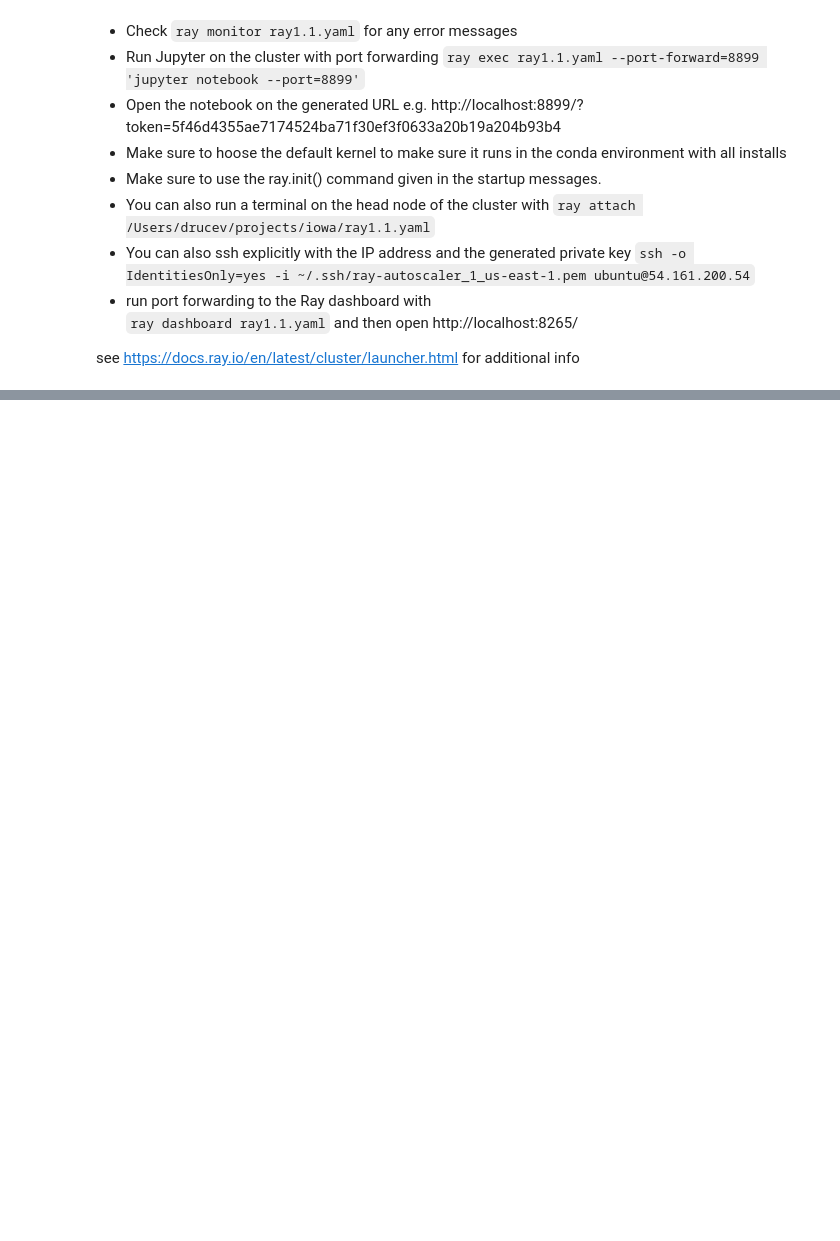
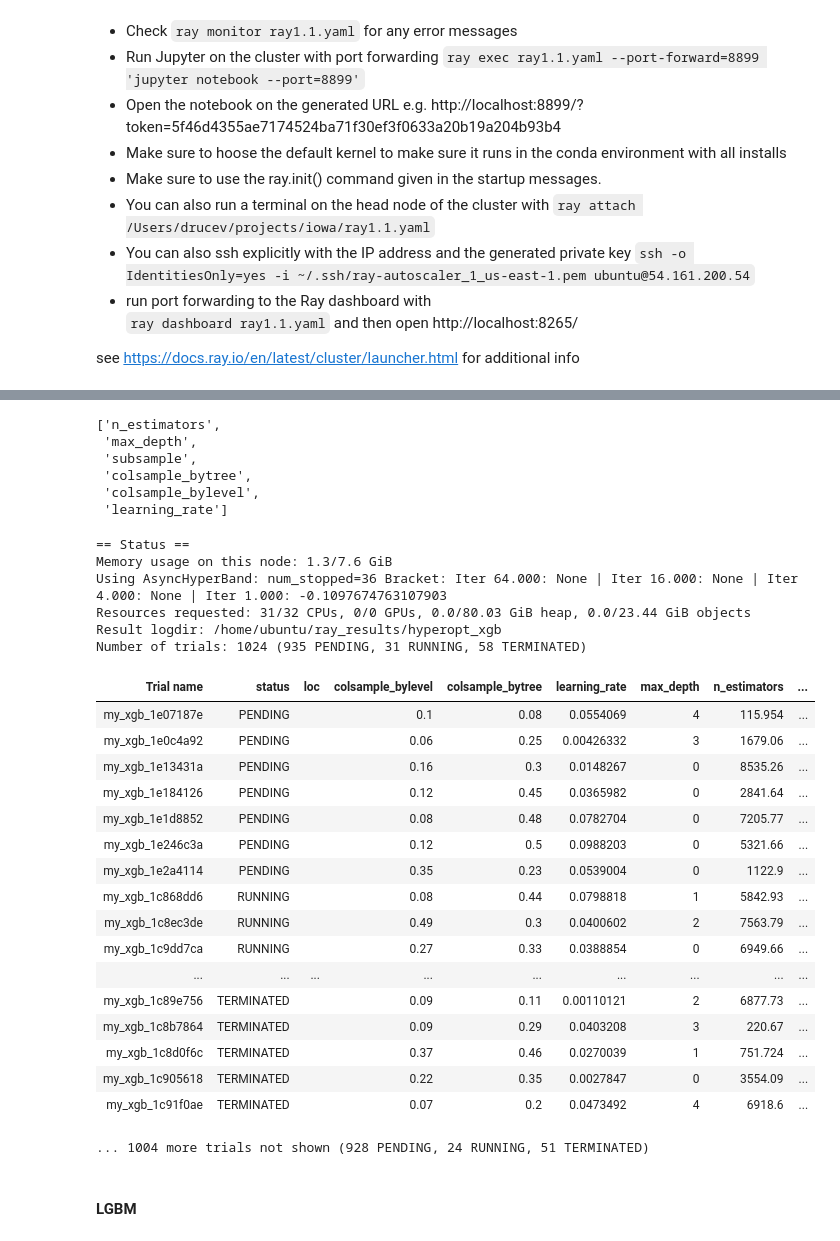
Before and after one commit to druce/iowa, a Jupyter notebook: hyperparameter_optimization_cluster.ipynb, the cells around one changed output, grey strips where cells are left out. Cells and saved outputs as stored; diff of their text form; code cells hidden in the pictures; blank space fills up the shorter version.

```diff
--- a/hyperparameter_optimization_cluster.ipynb
+++ b/hyperparameter_optimization_cluster.ipynb
@@ -380,0 +365,76 @@ ray.init(address='localhost:6379', _redis_password='5241590000000000')
+# %%
+xgb_tune_kwargs = {
+    "n_estimators": tune.loguniform(100, 10000),
+    "max_depth": tune.randint(0, 5),
+#    'max_leaves': tune.loguniform(1, 1000),
+    "subsample": tune.quniform(0.25, 0.75, 0.01),
+    "colsample_bytree": tune.quniform(0.05, 0.5, 0.01),
+    "colsample_bylevel": tune.quniform(0.05, 0.5, 0.01),
+    "learning_rate": tune.loguniform(0.001, 0.1),
+#     "wandb": {
+#         "project": "iowa2",
+#        "api_key_file": "secrets/wandb.txt",
+#    }
+}
+
+xgb_tune_params = [k for k in xgb_tune_kwargs.keys() if k != 'wandb']
+xgb_tune_params
+# %% [output]
+['n_estimators',
+ 'max_depth',
+ 'subsample',
+ 'colsample_bytree',
+ 'colsample_bylevel',
+ 'learning_rate']
+# %%
+NUM_SAMPLES=1024
+
+start_time = datetime.now()
+print("%-20s %s" % ("Start Time", start_time))
+
+algo = HyperOptSearch(random_state_seed=RANDOMSTATE)
+# to limit number of cores, uncomment and set max_concurrent
+# algo = ConcurrencyLimiter(algo, max_concurrent=10)
+scheduler = AsyncHyperBandScheduler()
+
+analysis = tune.run(my_xgb,
+                    num_samples=NUM_SAMPLES,
+                    config=xgb_tune_kwargs,
+                    name="hyperopt_xgb",
+                    metric="rmse",
+                    mode="min",
+                    search_alg=algo,
+                    scheduler=scheduler,
+                    verbose=1,
+#                    loggers=DEFAULT_LOGGERS + (WandbLogger, ),
+                   )
+
+end_time = datetime.now()
+print("%-20s %s" % ("Start Time", start_time))
+print("%-20s %s" % ("End Time", end_time))
+print(str(timedelta(seconds=(end_time-start_time).seconds)))
+# %% [output]
+== Status ==
+Memory usage on this node: 1.3/7.6 GiB
+Using AsyncHyperBand: num_stopped=36 Bracket: Iter 64.000: None | Iter 16.000: None | Iter 4.000: None | Iter 1.000: -0.1097674763107903
+Resources requested: 31/32 CPUs, 0/0 GPUs, 0.0/80.03 GiB heap, 0.0/23.44 GiB objects
+Result logdir: /home/ubuntu/ray_results/hyperopt_xgb
+Number of trials: 1024 (935 PENDING, 31 RUNNING, 58 TERMINATED)
+| Trial name | status | loc | colsample_bylevel | colsample_bytree | learning_rate | max_depth | n_estimators | ... |
+| my_xgb_1e07187e | PENDING |  | 0.1 | 0.08 | 0.0554069 | 4 | 115.954 | ... |
+| my_xgb_1e0c4a92 | PENDING |  | 0.06 | 0.25 | 0.00426332 | 3 | 1679.06 | ... |
+| my_xgb_1e13431a | PENDING |  | 0.16 | 0.3 | 0.0148267 | 0 | 8535.26 | ... |
+| my_xgb_1e184126 | PENDING |  | 0.12 | 0.45 | 0.0365982 | 0 | 2841.64 | ... |
+| my_xgb_1e1d8852 | PENDING |  | 0.08 | 0.48 | 0.0782704 | 0 | 7205.77 | ... |
+| my_xgb_1e246c3a | PENDING |  | 0.12 | 0.5 | 0.0988203 | 0 | 5321.66 | ... |
+| my_xgb_1e2a4114 | PENDING |  | 0.35 | 0.23 | 0.0539004 | 0 | 1122.9 | ... |
+| my_xgb_1c868dd6 | RUNNING |  | 0.08 | 0.44 | 0.0798818 | 1 | 5842.93 | ... |
+| my_xgb_1c8ec3de | RUNNING |  | 0.49 | 0.3 | 0.0400602 | 2 | 7563.79 | ... |
+| my_xgb_1c9dd7ca | RUNNING |  | 0.27 | 0.33 | 0.0388854 | 0 | 6949.66 | ... |
+| ... | ... | ... | ... | ... | ... | ... | ... | ... |
+| my_xgb_1c89e756 | TERMINATED |  | 0.09 | 0.11 | 0.00110121 | 2 | 6877.73 | ... |
+| my_xgb_1c8b7864 | TERMINATED |  | 0.09 | 0.29 | 0.0403208 | 3 | 220.67 | ... |
+| my_xgb_1c8d0f6c | TERMINATED |  | 0.37 | 0.46 | 0.0270039 | 1 | 751.724 | ... |
+| my_xgb_1c905618 | TERMINATED |  | 0.22 | 0.35 | 0.0027847 | 0 | 3554.09 | ... |
+| my_xgb_1c91f0ae | TERMINATED |  | 0.07 | 0.2 | 0.0473492 | 4 | 6918.6 | ... |
+... 1004 more trials not shown (928 PENDING, 24 RUNNING, 51 TERMINATED)
@@ -380,0 +465,2 @@ ray.init(address='localhost:6379', _redis_password='5241590000000000')
+# %% [markdown]
+#### LGBM
```
Also changed, not shown: parts of 18 cells of this notebook.
